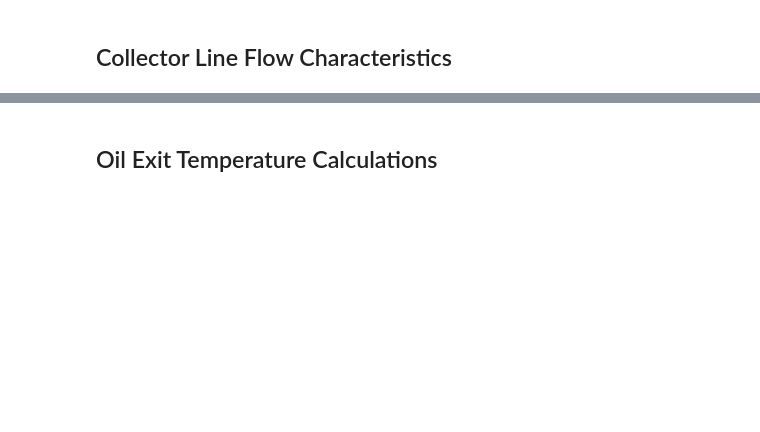
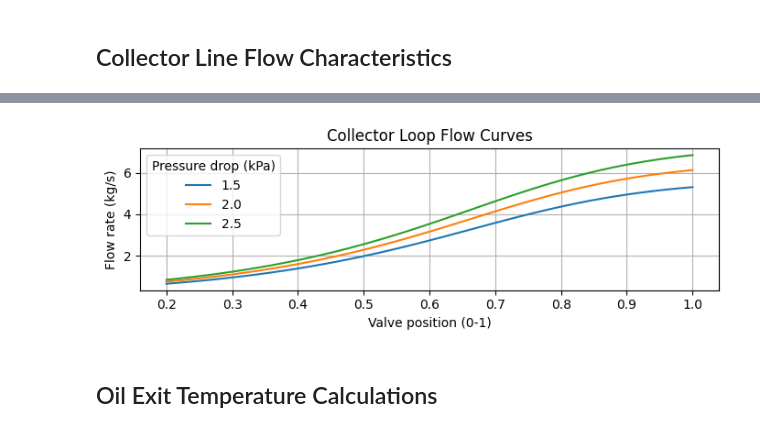
Before and after one commit to billtubbs/opt-problems, a Jupyter notebook: solar_plant_rto_cas.ipynb, the cells around one changed output, grey strips where cells are left out. Drawn from its saved outputs; the diff is of its cells as text; code cells hidden in the pictures; blank space fills up the shorter version.

```diff
--- a/solar_plant_rto_cas.ipynb
+++ b/solar_plant_rto_cas.ipynb
@@ -81,22 +112,24 @@ test_data['loop_dp']
 # %%
 valve_positions = np.linspace(0.2, 1.0, 41)
 
 fig, ax = plt.subplots(figsize=(7, 2.5))
 
 for delta_p in [1.5, 2.0, 2.5]:
     flow_rates = calculate_collector_flow_rate(
         valve_positions, delta_p, sqrt=np.sqrt
     )
 
     ax.plot(valve_positions, flow_rates, label=delta_p)
     ax.set_xlabel('Valve position (0-1)')
-    ax.set_ylabel('Flow rate ((kg/s))')
+    ax.set_ylabel('Flow rate (kg/s)')
     ax.grid(True)
     ax.legend(title="Pressure drop (kPa)")
     ax.set_title("Collector Loop Flow Curves")
 
 plt.tight_layout()
 plt.show()
+# %% [output]
+[figure, added]
 # %% [markdown]
 ## Oil Exit Temperature Calculations
 # %%
```
Also changed, not shown: parts of 13 cells of this notebook, 2 other files.
